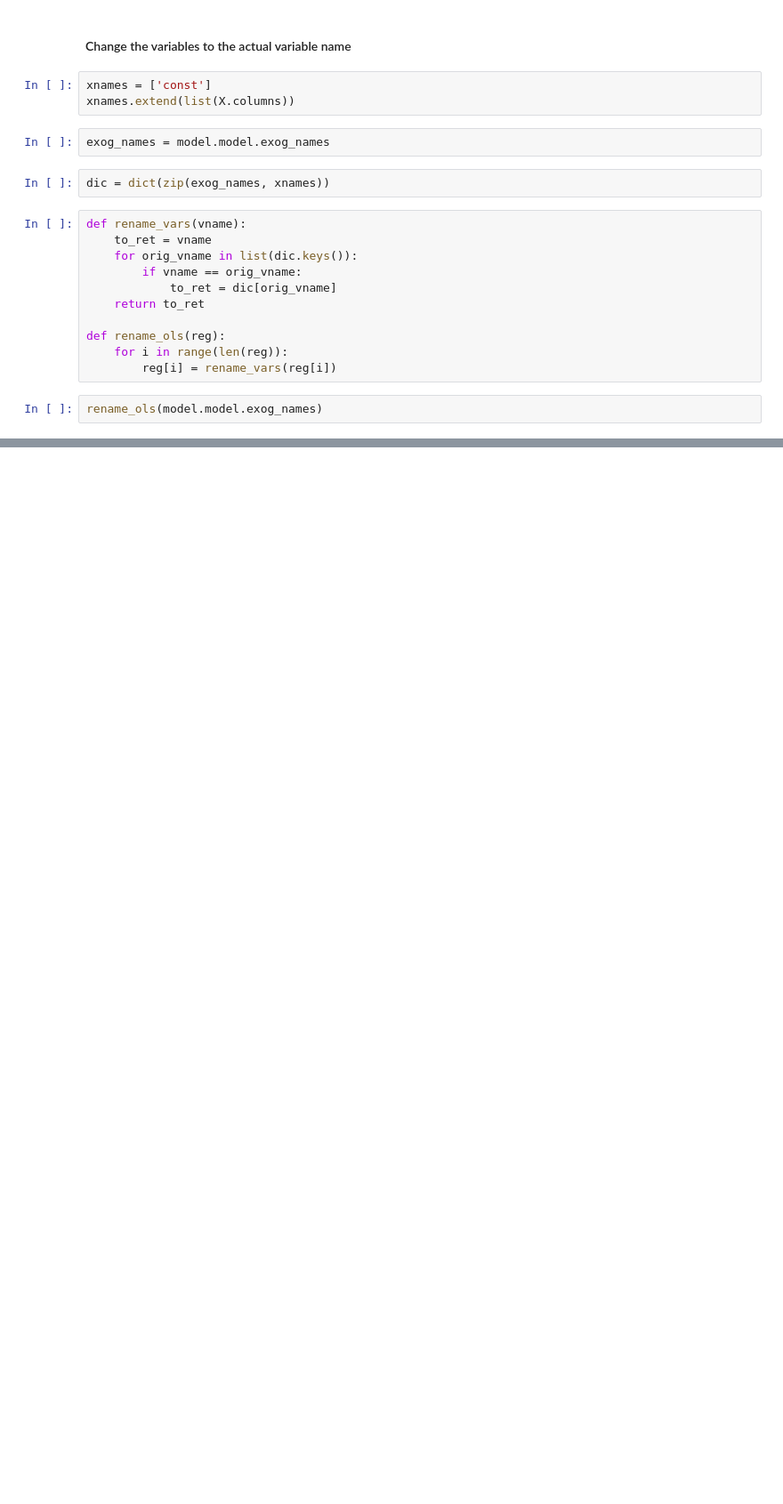
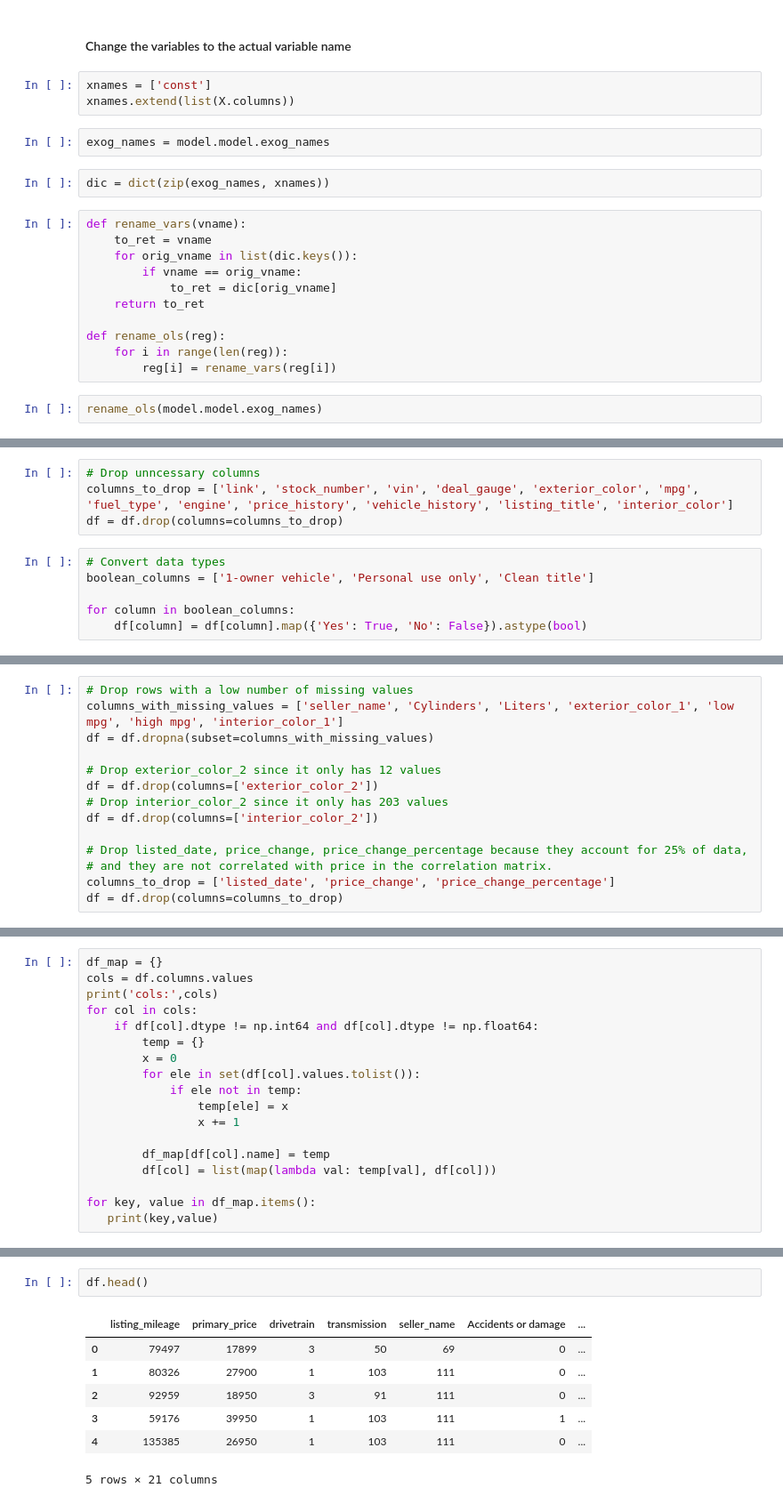
Before and after one commit to evanhollier/Cars_Project, a Jupyter notebook: modeling.ipynb, the cells around one changed output, grey strips where cells are left out. Shown at 89% size. Saved outputs shown, nothing was run; the diff lists cells and outputs as text; blank space fills up the shorter version.

```diff
--- a/modeling.ipynb
+++ b/modeling.ipynb
@@ -445,0 +483,10 @@ strong multicollinearity problems or that the design matrix is singular.
+# %%
+# Drop unncessary columns
+columns_to_drop = ['link', 'stock_number', 'vin', 'deal_gauge', 'exterior_color', 'mpg', 'fuel_type', 'engine', 'price_history', 'vehicle_history', 'listing_title', 'interior_color']
+df = df.drop(columns=columns_to_drop)
+# %%
+# Convert data types
+boolean_columns = ['1-owner vehicle', 'Personal use only', 'Clean title']
+
+for column in boolean_columns:
+    df[column] = df[column].map({'Yes': True, 'No': False}).astype(bool)
@@ -445,0 +511,14 @@ strong multicollinearity problems or that the design matrix is singular.
+# %%
+# Drop rows with a low number of missing values
+columns_with_missing_values = ['seller_name', 'Cylinders', 'Liters', 'exterior_color_1', 'low mpg', 'high mpg', 'interior_color_1']
+df = df.dropna(subset=columns_with_missing_values)
+
+# Drop exterior_color_2 since it only has 12 values
+df = df.drop(columns=['exterior_color_2'])
+# Drop interior_color_2 since it only has 203 values
+df = df.drop(columns=['interior_color_2'])
+
+# Drop listed_date, price_change, price_change_percentage because they account for 25% of data,
+# and they are not correlated with price in the correlation matrix.
+columns_to_drop = ['listed_date', 'price_change', 'price_change_percentage']
+df = df.drop(columns=columns_to_drop)
@@ -445,0 +535,18 @@ strong multicollinearity problems or that the design matrix is singular.
+# %%
+df_map = {}
+cols = df.columns.values
+print('cols:',cols)
+for col in cols:
+    if df[col].dtype != np.int64 and df[col].dtype != np.float64:
+        temp = {}
+        x = 0
+        for ele in set(df[col].values.tolist()):
+            if ele not in temp:
+                temp[ele] = x
+                x += 1
+
+        df_map[df[col].name] = temp
+        df[col] = list(map(lambda val: temp[val], df[col]))
+
+for key, value in df_map.items():
+   print(key,value)
@@ -445,0 +573,10 @@ strong multicollinearity problems or that the design matrix is singular.
+# %%
+df.head()
+# %% [output]
+|  | listing_mileage | primary_price | drivetrain | transmission | seller_name | Accidents or damage | ... |
+| 0 | 79497 | 17899 | 3 | 50 | 69 | 0 | ... |
+| 1 | 80326 | 27900 | 1 | 103 | 111 | 0 | ... |
+| 2 | 92959 | 18950 | 3 | 91 | 111 | 0 | ... |
+| 3 | 59176 | 39950 | 1 | 103 | 111 | 1 | ... |
+| 4 | 135385 | 26950 | 1 | 103 | 111 | 0 | ... |
+5 rows × 21 columns
```
Also changed, not shown: parts of 14 cells of this notebook.
